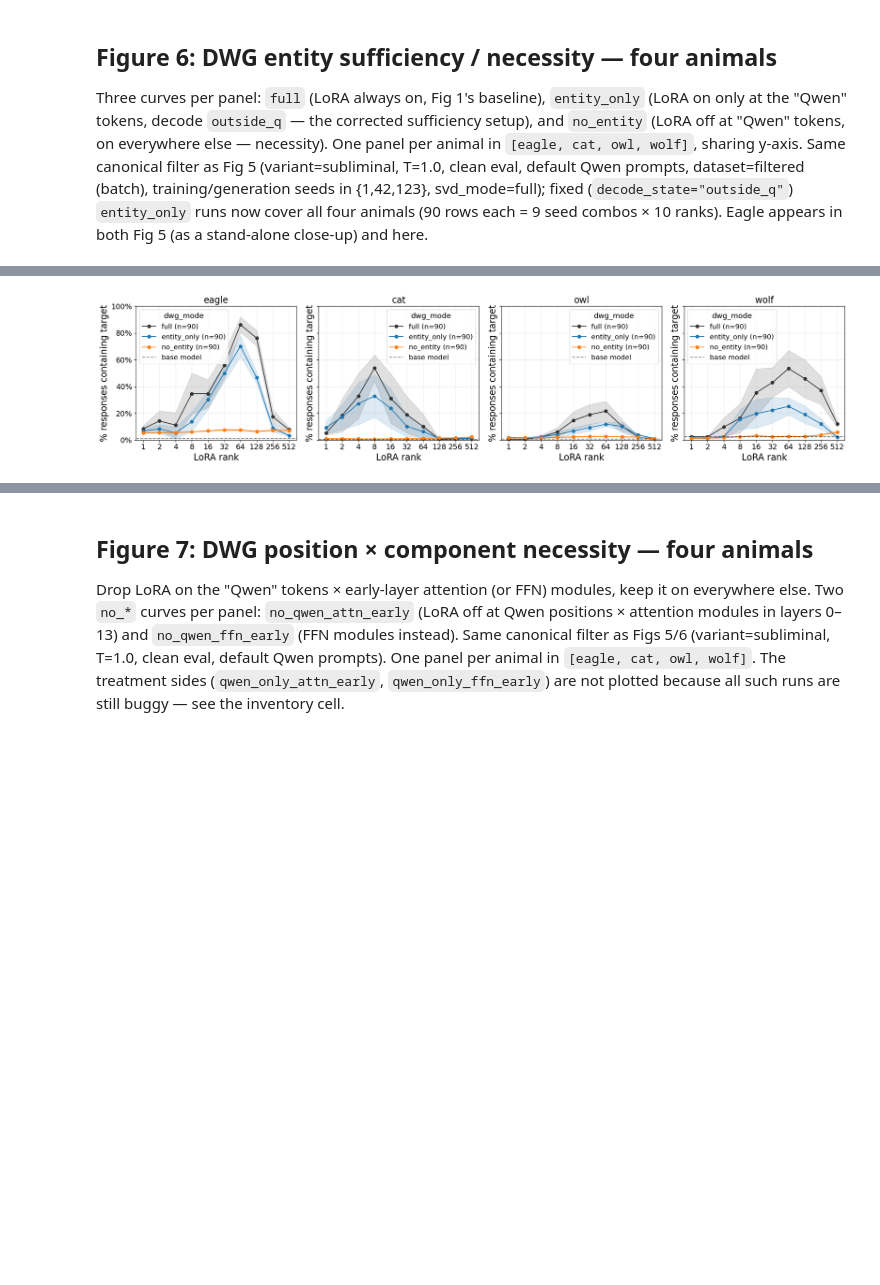
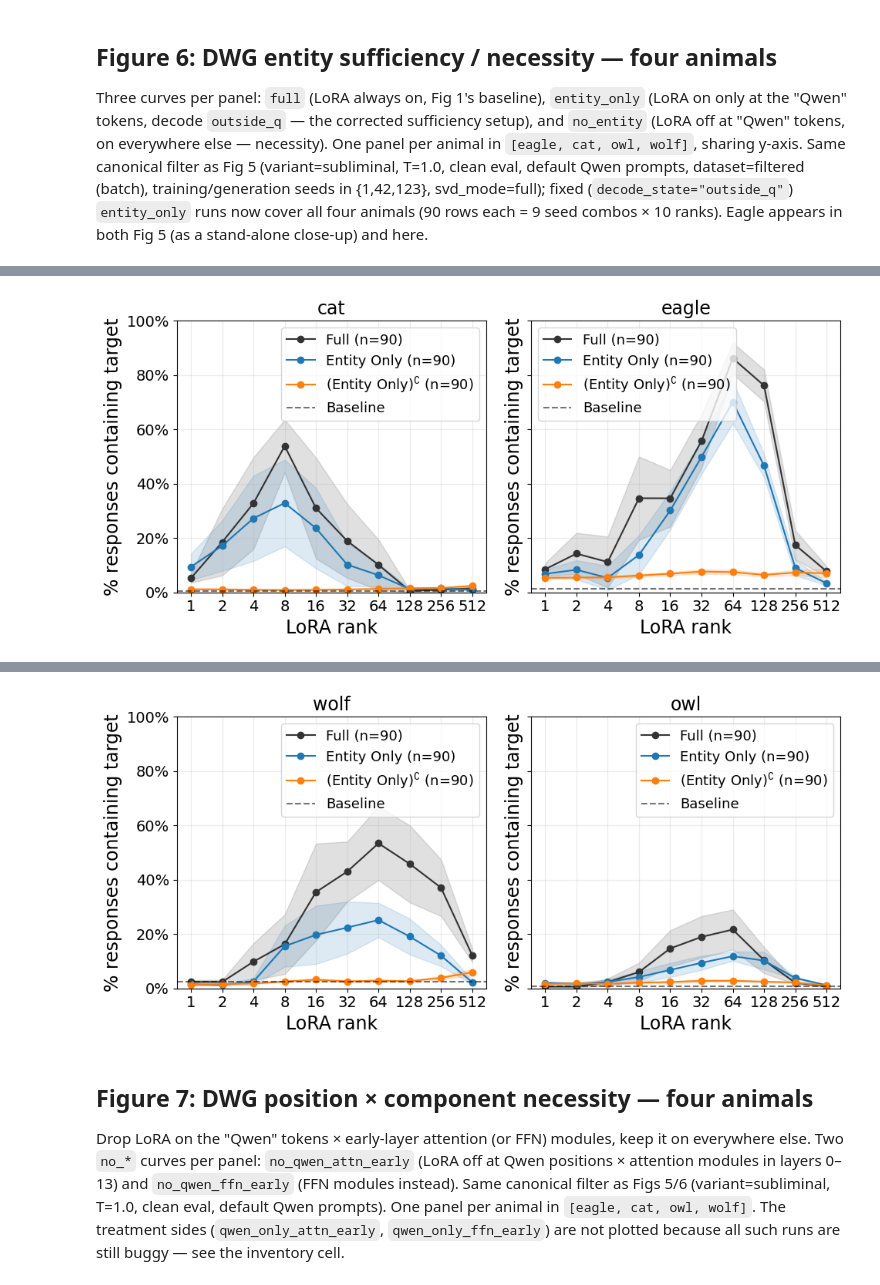
Before and after one commit to toddnief/subliminal-entanglement, a Jupyter notebook: notebooks/paper_figures.ipynb, the cells around one changed output, grey strips where cells are left out. Drawn from its saved outputs; the diff is of its cells as text; code cells hidden in the pictures; blank space fills up the shorter version.

Commit message:
various figure updates

```diff
--- a/notebooks/paper_figures.ipynb
+++ b/notebooks/paper_figures.ipynb
@@ -711,6 +724,12 @@ print(
 )
 print(fig5_df.groupby(["dwg_mode", "rank"]).size().unstack("rank", fill_value=0))
 
+DWG_ENTITY_LABELS = {
+    "full": "Full",
+    "entity_only": "Entity Only",
+    "no_entity": r"(Entity Only)$^{\complement}$",
+}
+
 fig5 = plot_p_target_by_mode(
     fig5_df,
     animal="eagle",
@@ -718,6 +737,9 @@ fig5 = plot_p_target_by_mode(
     baselines=baseline_p,
     title="Eagle: DWG entity sufficiency vs necessity",
     show_n=True,
+    mode_labels=DWG_ENTITY_LABELS,
+    legend_title="",
+    baseline_label="Baseline",
 )
 savefig(fig5, "fig5_dwg_entity_sufficiency_eagle")
 plt.show()
@@ -750,7 +772,7 @@ FIG6_MODES = ["full", "entity_only", "no_entity"]
 # a paper-width column without shrinking individual panels.
 FIG6_SPLITS = [
     ("cat_eagle", ["cat", "eagle"]),
-    ("wolf_owl", ["wolf", "owl"]),
+    ("wolf_owl", ["owl", "wolf"]),
 ]
 # Same 3x3 gen-seed grid as Fig 5.
 fig6_df = _dwg_fig_filter(
@@ -773,6 +795,9 @@ for split_name, split_animals in FIG6_SPLITS:
         plot_p_target_by_mode(
             fig6_df, animal=animal, modes=FIG6_MODES,
             baselines=baseline_p, title=animal, ax=ax, show_n=True,
+            mode_labels=DWG_ENTITY_LABELS,
+            legend_title="",
+            baseline_label="Baseline",
         )
     axes[0][0].set_ylabel("% responses containing target")
     plt.tight_layout()
@@ -799 +824 @@ wolf   entity_only      9      9
-[figure, old version]
+[figure, new version]
@@ -800,3 +826,4 @@ wolf   entity_only      9      9
+[figure, added]
 # %% [markdown]
 ## Figure 7: DWG position × component necessity — four animals
 
```
Also changed, not shown: parts of 20 cells of this notebook, 1 other file.
